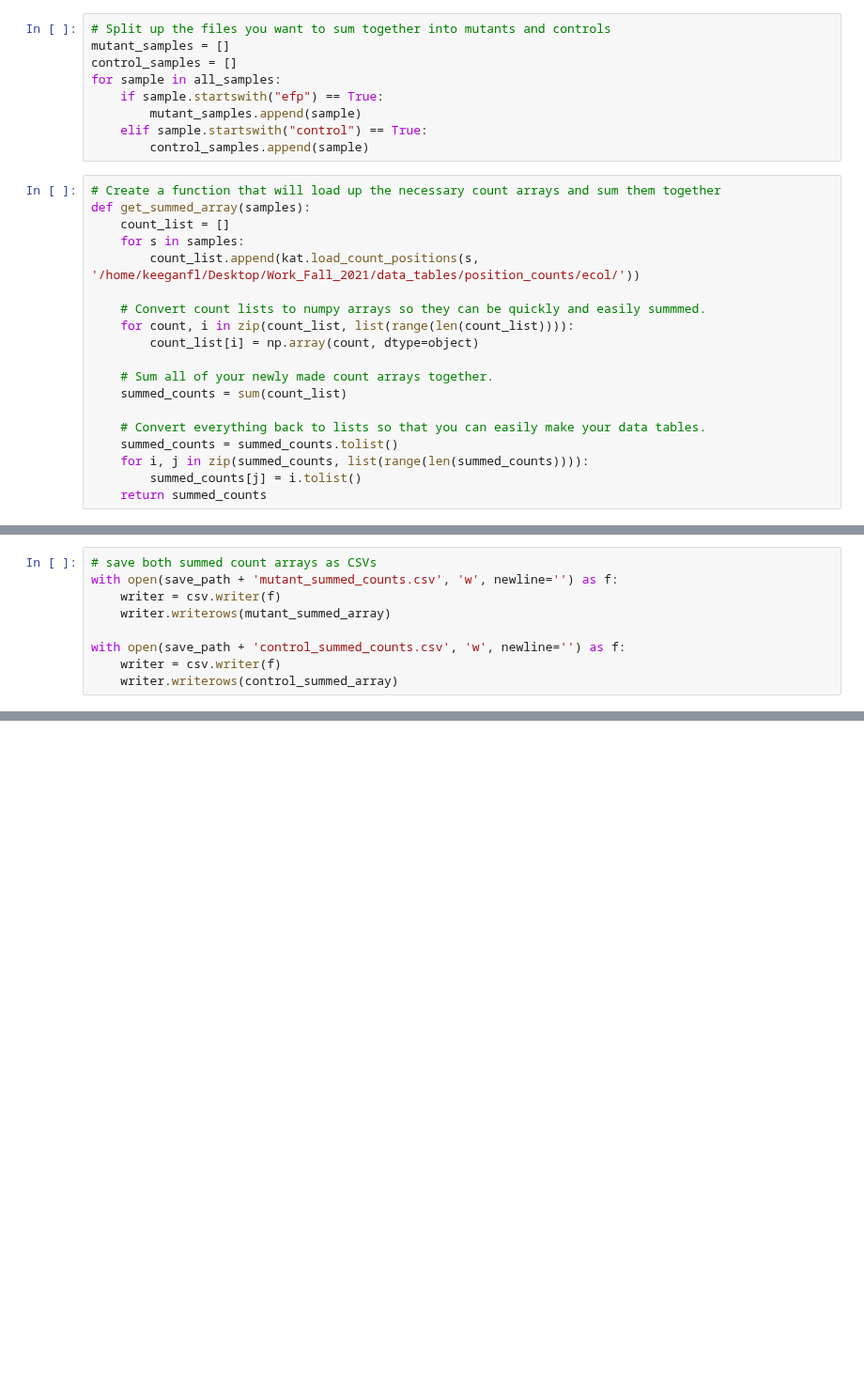
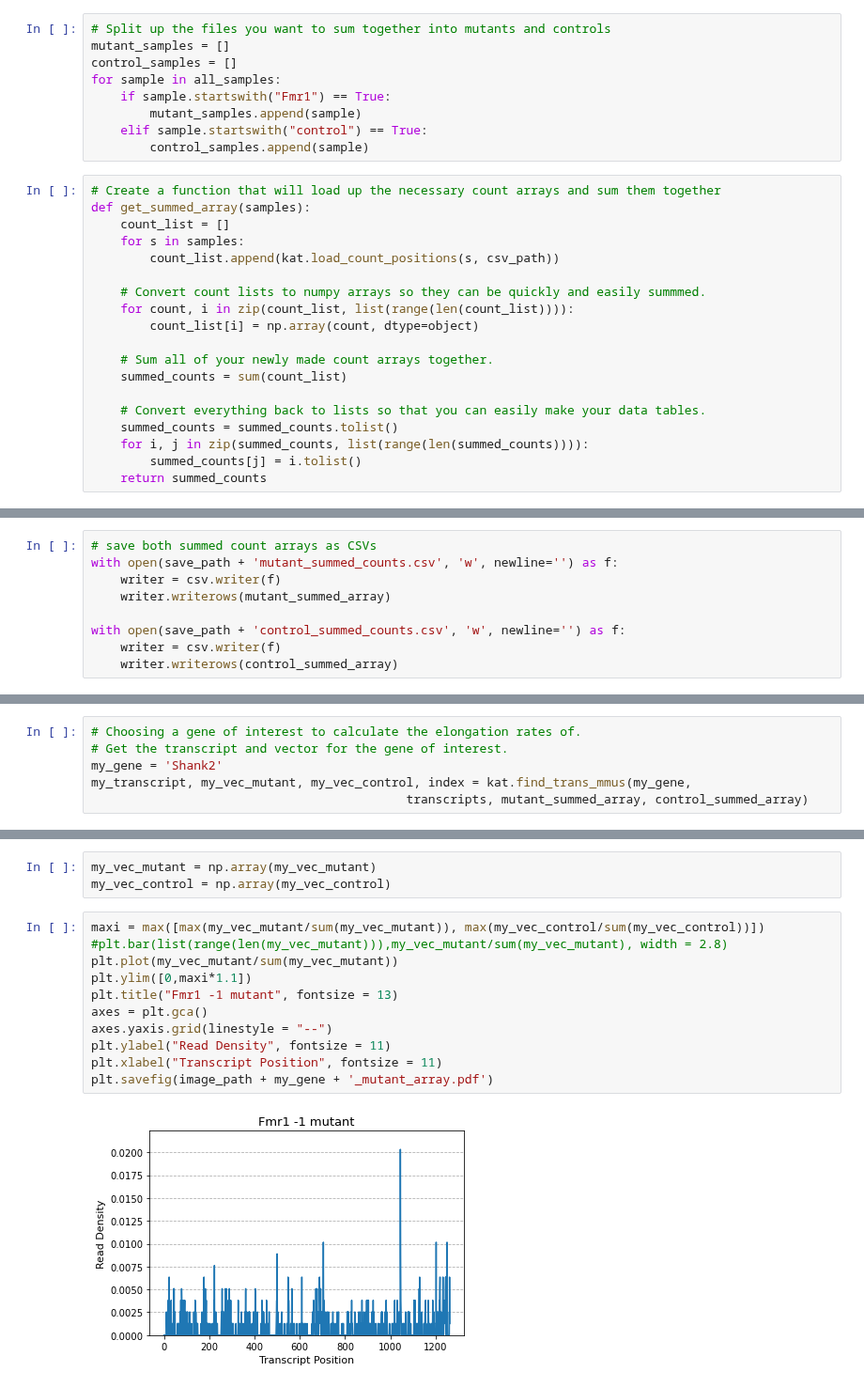
Before and after one commit to Raif-fl/Fall_2021_Work_journal, a Jupyter notebook: summed_position_counts.ipynb, the cells around one changed output, grey strips where cells are left out. Shown at 94% size. Cells and saved outputs as stored; diff of their text form; blank space fills up the shorter version.

```diff
--- a/summed_position_counts.ipynb
+++ b/summed_position_counts.ipynb
@@ -55,7 +57,7 @@ all_samples = os.listdir('/home/keeganfl/Desktop/Work_Fall_2021/data_tables/posi
 mutant_samples = []
 control_samples = []
 for sample in all_samples:
-    if sample.startswith("efp") == True:
+    if sample.startswith("Fmr1") == True:
         mutant_samples.append(sample)
     elif sample.startswith("control") == True:
         control_samples.append(sample)
@@ -64,7 +66,7 @@ for sample in all_samples:
 def get_summed_array(samples):
     count_list = []
     for s in samples:
-        count_list.append(kat.load_count_positions(s, '/home/keeganfl/Desktop/Work_Fall_2021/data_tables/position_counts/ecol/'))
+        count_list.append(kat.load_count_positions(s, csv_path))
 
     # Convert count lists to numpy arrays so they can be quickly and easily summmed.
     for count, i in zip(count_list, list(range(len(count_list)))):
@@ -125,0 +130,6 @@ with open(save_path + 'control_summed_counts.csv', 'w', newline='') as f:
+# %%
+# Choosing a gene of interest to calculate the elongation rates of.
+# Get the transcript and vector for the gene of interest.
+my_gene = 'Shank2'
+my_transcript, my_vec_mutant, my_vec_control, index = kat.find_trans_mmus(my_gene,
+                                           transcripts, mutant_summed_array, control_summed_array)
@@ -125,0 +139,16 @@ with open(save_path + 'control_summed_counts.csv', 'w', newline='') as f:
+# %%
+my_vec_mutant = np.array(my_vec_mutant)
+my_vec_control = np.array(my_vec_control)
+# %%
+maxi = max([max(my_vec_mutant/sum(my_vec_mutant)), max(my_vec_control/sum(my_vec_control))])
+#plt.bar(list(range(len(my_vec_mutant))),my_vec_mutant/sum(my_vec_mutant), width = 2.8)
+plt.plot(my_vec_mutant/sum(my_vec_mutant))
+plt.ylim([0,maxi*1.1])
+plt.title("Fmr1 -1 mutant", fontsize = 13)
+axes = plt.gca()
+axes.yaxis.grid(linestyle = "--")
+plt.ylabel("Read Density", fontsize = 11)
+plt.xlabel("Transcript Position", fontsize = 11)
+plt.savefig(image_path + my_gene + '_mutant_array.pdf')
+# %% [output]
+[figure, added]
```
Also changed, not shown: parts of 10 cells of this notebook, 47 other files.
